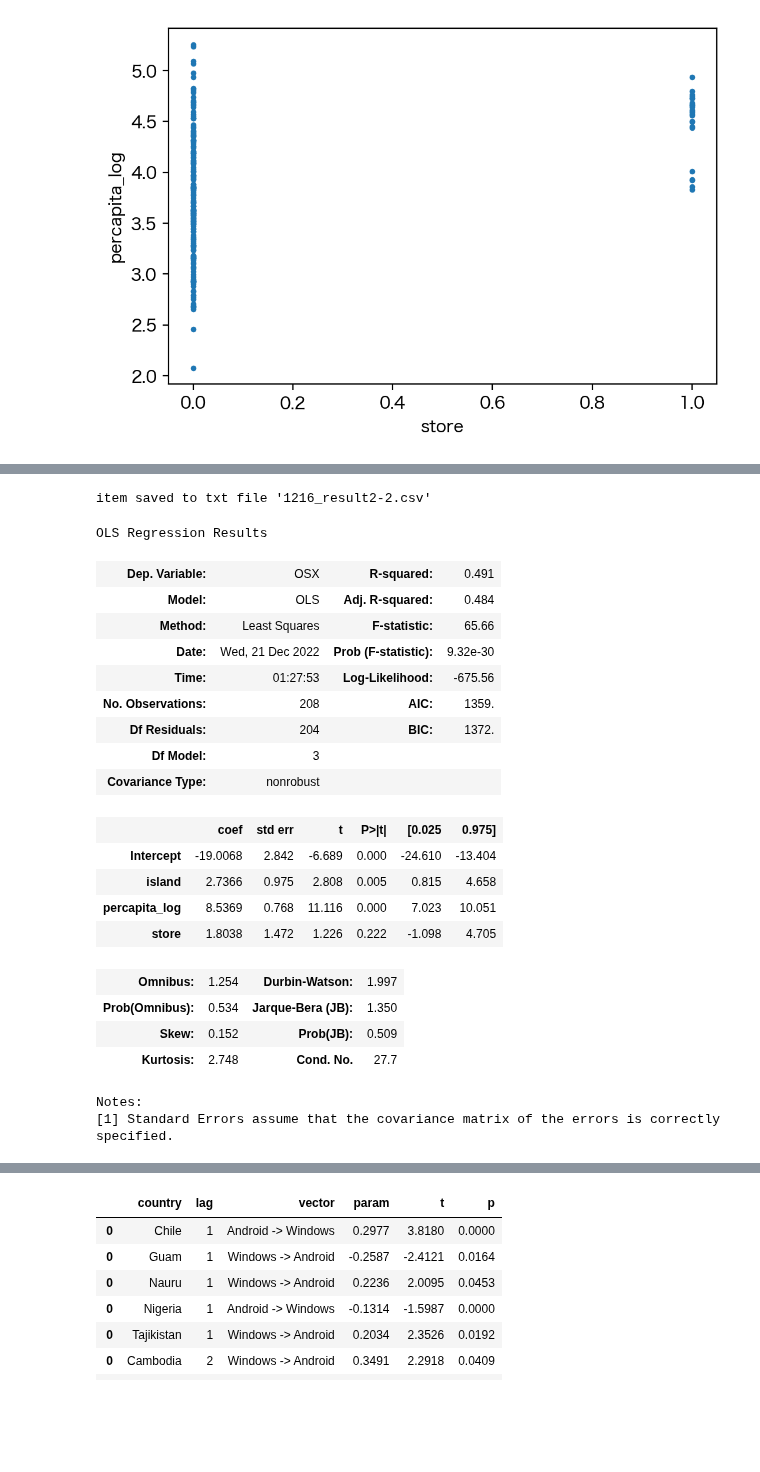
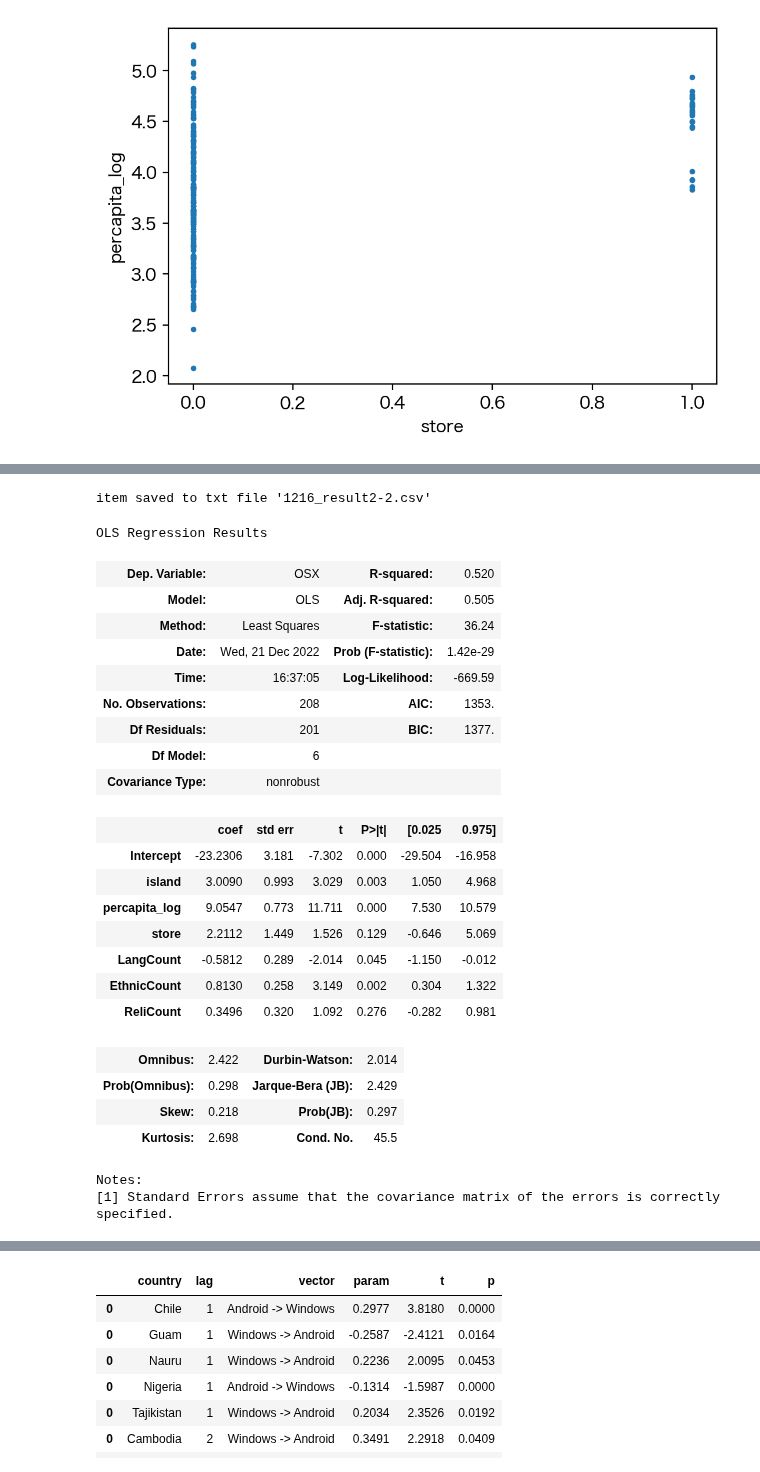
Before and after one commit to kkikrym/graduation_thesis, a Jupyter notebook: analysis.ipynb, the cells around one changed output, grey strips where cells are left out. Cells and saved outputs as stored; diff of their text form; code cells hidden in the pictures; blank space fills up the shorter version.

```diff
--- a/analysis.ipynb
+++ b/analysis.ipynb
@@ -176,7 +176,7 @@ df = df.drop(columns=["Unnamed: 0.3", "Unnamed: 0.2","Unnamed: 0.1","Unnamed: 0"
 df = pd.read_csv("cross-section2022_final.csv")
 df["share_square"] = [ int(df.iloc[i]["iOS"])^2 + int(df.iloc[i]["Android"])^2 for i in range(len(df)) ]
 df["year"] = [ df.iloc[i]["sortname"][-4:] for i in range(len(df))]
-data=df[["iOS","OSX","Android","Windows","island","store","percapita_log","share_square","LangCount","EthnicCount","ReliCount"]].dropna()
+data=df[["country","code","iOS","OSX","Android","Windows","island","store","percapita_log","share_square","LangCount","EthnicCount","ReliCount"]].dropna()
 for item in data.columns:
     data[item+"_island"] = data[data["island"]==1][item]
     data[item+"_not_island"] = data[data["island"]==0][item]
@@ -269,9 +253,9 @@ l = [
 "percapita_log",
 #"OSX",
 #"store",
-#"LangCount",
-#"EthnicCount",
-#"ReliCount",
+"LangCount",
+"EthnicCount",
+"ReliCount",
 #
 #"NonReli"
 ]
@@ -308,44 +295,47 @@ Notes:
 # %%
 # OSX
 l = [
 "island",
 "percapita_log",
 "store",
 #"iOS",
-#"LangCount",
-#"EthnicCount",
-#"ReliCount",
+"LangCount",
+"EthnicCount",
+"ReliCount",
 #"NonReli"
 ]
 formula = " OSX ~ "
 for item in l:
     formula += item + " + "
 formula = formula[0:-2]
 l.append("OSX")
 res = ols(formula, data=data[l].dropna()).fit()
 txt_dump_line("1216_result2-2.csv" ,res.summary().as_csv())
 res.summary()
 # %% [output]
 item saved to txt file '1216_result2-2.csv'
 OLS Regression Results
-| Dep. Variable: | OSX | R-squared: | 0.491 |
-| Model: | OLS | Adj. R-squared: | 0.484 |
-| Method: | Least Squares | F-statistic: | 65.66 |
-| Date: | Wed, 21 Dec 2022 | Prob (F-statistic): | 9.32e-30 |
-| Time: | 01:27:53 | Log-Likelihood: | -675.56 |
-| No. Observations: | 208 | AIC: | 1359. |
-| Df Residuals: | 204 | BIC: | 1372. |
-| Df Model: | 3 |  |  |
+| Dep. Variable: | OSX | R-squared: | 0.520 |
+| Model: | OLS | Adj. R-squared: | 0.505 |
+| Method: | Least Squares | F-statistic: | 36.24 |
+| Date: | Wed, 21 Dec 2022 | Prob (F-statistic): | 1.42e-29 |
+| Time: | 16:37:05 | Log-Likelihood: | -669.59 |
+| No. Observations: | 208 | AIC: | 1353. |
+| Df Residuals: | 201 | BIC: | 1377. |
+| Df Model: | 6 |  |  |
 | Covariance Type: | nonrobust |  |  |
 |  | coef | std err | t | P>|t| | [0.025 | 0.975] |
-| Intercept | -19.0068 | 2.842 | -6.689 | 0.000 | -24.610 | -13.404 |
-| island | 2.7366 | 0.975 | 2.808 | 0.005 | 0.815 | 4.658 |
-| percapita_log | 8.5369 | 0.768 | 11.116 | 0.000 | 7.023 | 10.051 |
-| store | 1.8038 | 1.472 | 1.226 | 0.222 | -1.098 | 4.705 |
+| Intercept | -23.2306 | 3.181 | -7.302 | 0.000 | -29.504 | -16.958 |
+| island | 3.0090 | 0.993 | 3.029 | 0.003 | 1.050 | 4.968 |
+| percapita_log | 9.0547 | 0.773 | 11.711 | 0.000 | 7.530 | 10.579 |
+| store | 2.2112 | 1.449 | 1.526 | 0.129 | -0.646 | 5.069 |
+| LangCount | -0.5812 | 0.289 | -2.014 | 0.045 | -1.150 | -0.012 |
+| EthnicCount | 0.8130 | 0.258 | 3.149 | 0.002 | 0.304 | 1.322 |
+| ReliCount | 0.3496 | 0.320 | 1.092 | 0.276 | -0.282 | 0.981 |
-| Omnibus: | 1.254 | Durbin-Watson: | 1.997 |
-| Prob(Omnibus): | 0.534 | Jarque-Bera (JB): | 1.350 |
-| Skew: | 0.152 | Prob(JB): | 0.509 |
-| Kurtosis: | 2.748 | Cond. No. | 27.7 |
+| Omnibus: | 2.422 | Durbin-Watson: | 2.014 |
+| Prob(Omnibus): | 0.298 | Jarque-Bera (JB): | 2.429 |
+| Skew: | 0.218 | Prob(JB): | 0.297 |
+| Kurtosis: | 2.698 | Cond. No. | 45.5 |
 Notes:
 [1] Standard Errors assume that the covariance matrix of the errors is correctly specified.
 # %%
```
Also changed, not shown: parts of 8 cells of this notebook, 3 other files.
